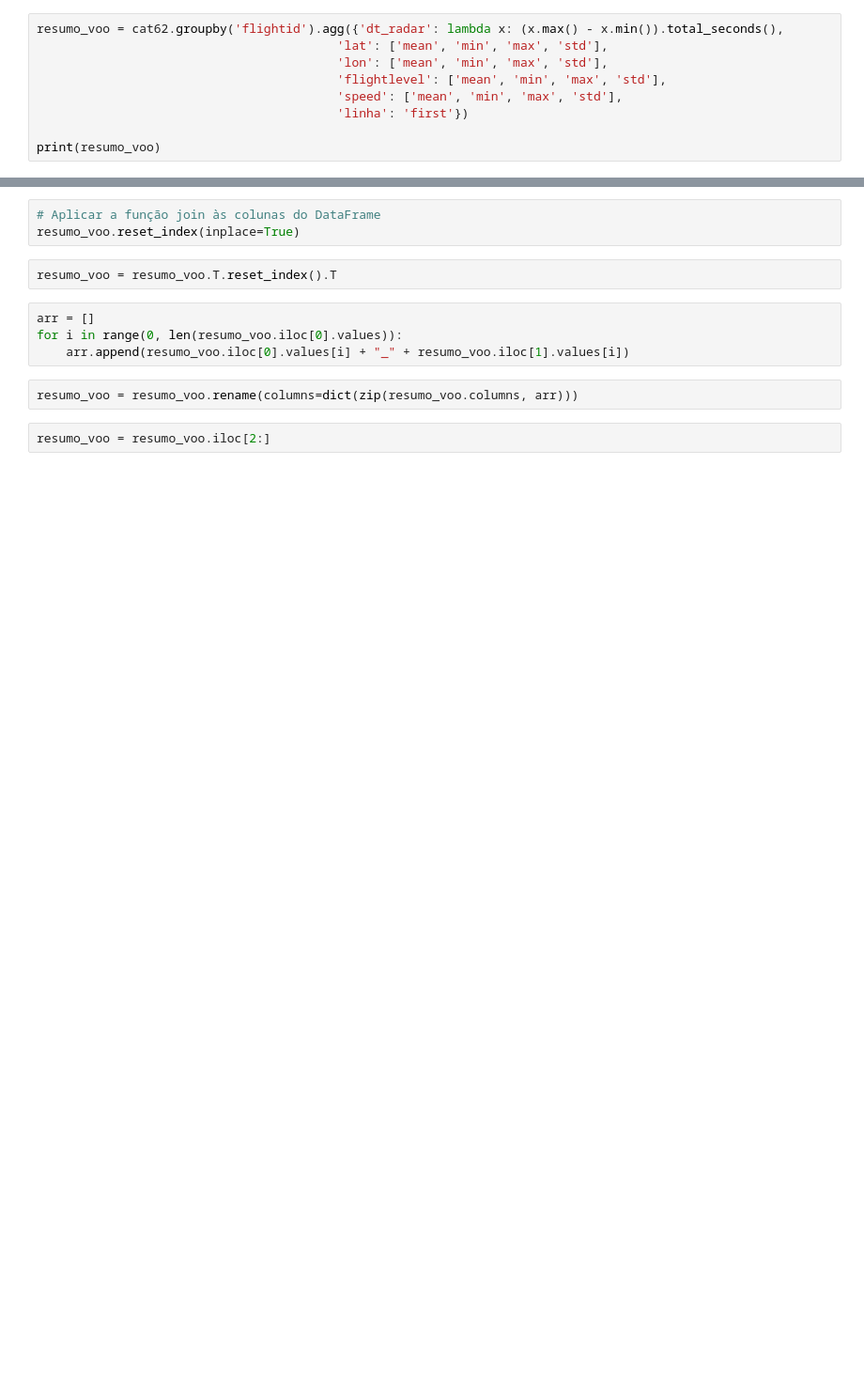
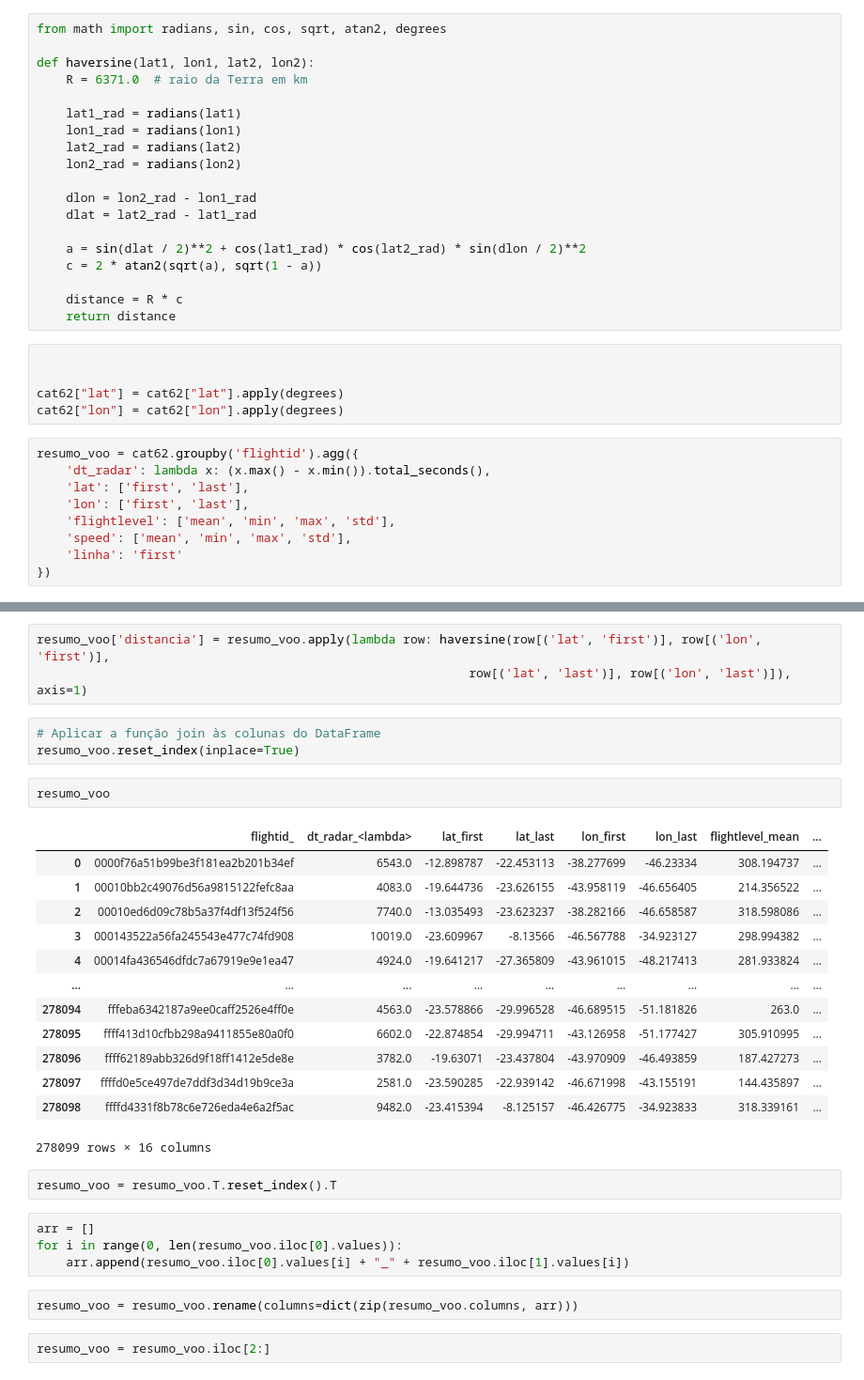
Before and after one commit to vilelabruno/latamChalenge, a Jupyter notebook: dataPrep.ipynb, the cells around one changed output, grey strips where cells are left out. Shown at 94% size. Saved outputs shown, nothing was run; the diff lists cells and outputs as text; blank space fills up the shorter version.

```diff
--- a/dataPrep.ipynb
+++ b/dataPrep.ipynb
@@ -51,10 +31,34 @@ cat62["linha"] = cat62["origem"] + cat62["destino"]
+# %%
+from math import radians, sin, cos, sqrt, atan2, degrees
+
+def haversine(lat1, lon1, lat2, lon2):
+    R = 6371.0  # raio da Terra em km
+
+    lat1_rad = radians(lat1)
+    lon1_rad = radians(lon1)
+    lat2_rad = radians(lat2)
+    lon2_rad = radians(lon2)
+
+    dlon = lon2_rad - lon1_rad
+    dlat = lat2_rad - lat1_rad
+
+    a = sin(dlat / 2)**2 + cos(lat1_rad) * cos(lat2_rad) * sin(dlon / 2)**2
+    c = 2 * atan2(sqrt(a), sqrt(1 - a))
+
+    distance = R * c
+    return distance
+# %%
+
+
+cat62["lat"] = cat62["lat"].apply(degrees)
+cat62["lon"] = cat62["lon"].apply(degrees)
 # %%
-resumo_voo = cat62.groupby('flightid').agg({'dt_radar': lambda x: (x.max() - x.min()).total_seconds(),
-                                         'lat': ['mean', 'min', 'max', 'std'],
-                                         'lon': ['mean', 'min', 'max', 'std'],
-                                         'flightlevel': ['mean', 'min', 'max', 'std'],
-                                         'speed': ['mean', 'min', 'max', 'std'],
-                                         'linha': 'first'})
-
-print(resumo_voo)
+resumo_voo = cat62.groupby('flightid').agg({
+    'dt_radar': lambda x: (x.max() - x.min()).total_seconds(),
+    'lat': ['first', 'last'],
+    'lon': ['first', 'last'],
+    'flightlevel': ['mean', 'min', 'max', 'std'],
+    'speed': ['mean', 'min', 'max', 'std'],
+    'linha': 'first'
+})
 # %% [output]
@@ -78,6 +66,25 @@ ffffd4331f8b78c6e726eda4e6a2f5ac  73.327965  SBGRSBRF
+# %%
+resumo_voo['distancia'] = resumo_voo.apply(lambda row: haversine(row[('lat', 'first')], row[('lon', 'first')],
+                                                           row[('lat', 'last')], row[('lon', 'last')]), axis=1)
 # %%
 # Aplicar a função join às colunas do DataFrame
 resumo_voo.reset_index(inplace=True)
+# %%
+resumo_voo
+# %% [output]
+|  | flightid_ | dt_radar_<lambda> | lat_first | lat_last | lon_first | lon_last | flightlevel_mean | ... |
+| 0 | 0000f76a51b99be3f181ea2b201b34ef | 6543.0 | -12.898787 | -22.453113 | -38.277699 | -46.23334 | 308.194737 | ... |
+| 1 | 00010bb2c49076d56a9815122fefc8aa | 4083.0 | -19.644736 | -23.626155 | -43.958119 | -46.656405 | 214.356522 | ... |
+| 2 | 00010ed6d09c78b5a37f4df13f524f56 | 7740.0 | -13.035493 | -23.623237 | -38.282166 | -46.658587 | 318.598086 | ... |
+| 3 | 000143522a56fa245543e477c74fd908 | 10019.0 | -23.609967 | -8.13566 | -46.567788 | -34.923127 | 298.994382 | ... |
+| 4 | 00014fa436546dfdc7a67919e9e1ea47 | 4924.0 | -19.641217 | -27.365809 | -43.961015 | -48.217413 | 281.933824 | ... |
+| ... | ... | ... | ... | ... | ... | ... | ... | ... |
+| 278094 | fffeba6342187a9ee0caff2526e4ff0e | 4563.0 | -23.578866 | -29.996528 | -46.689515 | -51.181826 | 263.0 | ... |
+| 278095 | ffff413d10cfbb298a9411855e80a0f0 | 6602.0 | -22.874854 | -29.994711 | -43.126958 | -51.177427 | 305.910995 | ... |
+| 278096 | ffff62189abb326d9f18ff1412e5de8e | 3782.0 | -19.63071 | -23.437804 | -43.970909 | -46.493859 | 187.427273 | ... |
+| 278097 | ffffd0e5ce497de7ddf3d34d19b9ce3a | 2581.0 | -23.590285 | -22.939142 | -46.671998 | -43.155191 | 144.435897 | ... |
+| 278098 | ffffd4331f8b78c6e726eda4e6a2f5ac | 9482.0 | -23.415394 | -8.125157 | -46.426775 | -34.923833 | 318.339161 | ... |
+278099 rows × 16 columns
 # %%
 resumo_voo = resumo_voo.T.reset_index().T
 # %%
```
Also changed, not shown: parts of 17 cells of this notebook, 1 other file.
